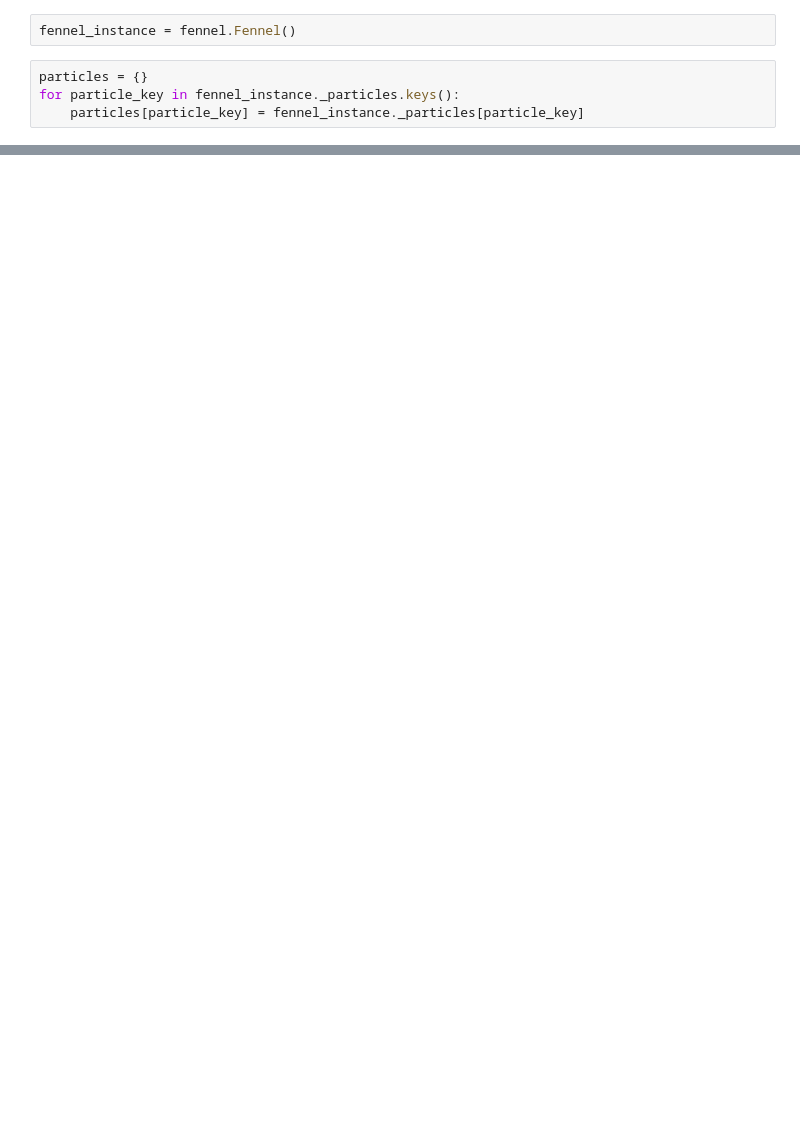
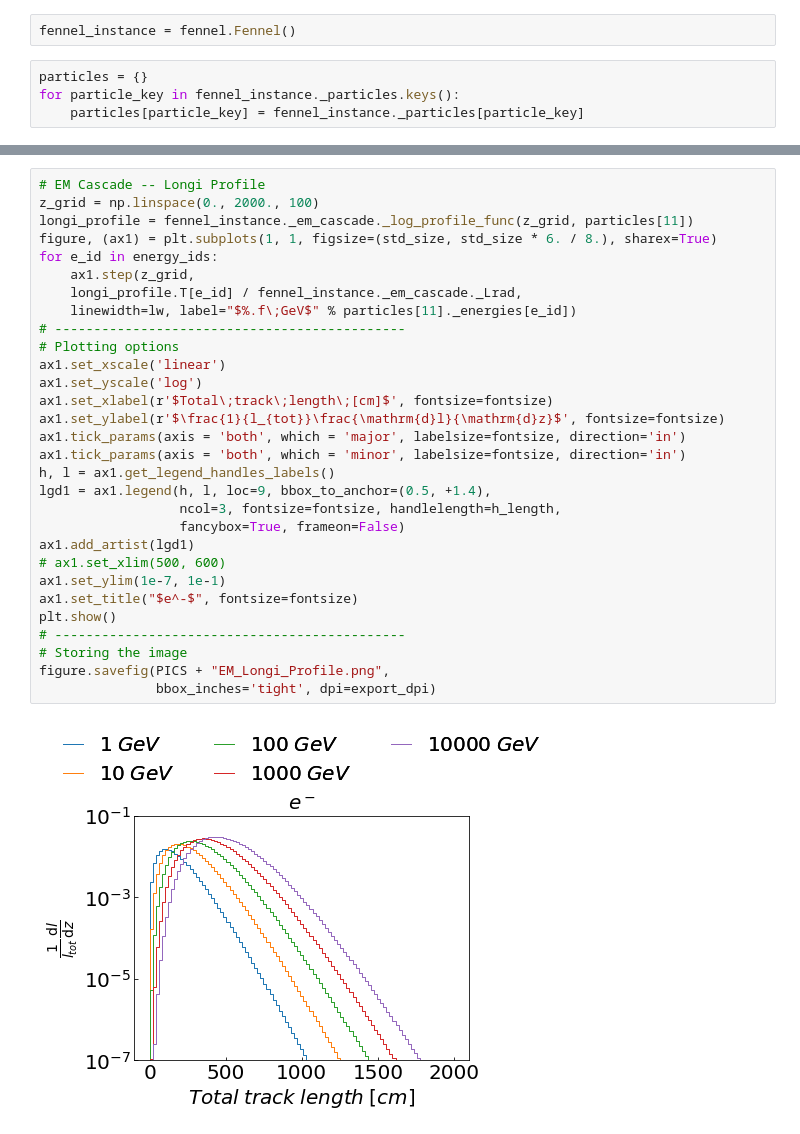
Before and after one commit to MeighenBergerS/fennel, a Jupyter notebook: notebooks/example.ipynb, the cells around one changed output, grey strips where cells are left out. Cells and saved outputs as stored; diff of their text form; blank space fills up the shorter version.

```diff
--- a/notebooks/example.ipynb
+++ b/notebooks/example.ipynb
@@ -64,0 +133,32 @@ figure.savefig(PICS + "Additional_Track.png",
+# %%
+# EM Cascade -- Longi Profile
+z_grid = np.linspace(0., 2000., 100)
+longi_profile = fennel_instance._em_cascade._log_profile_func(z_grid, particles[11])
+figure, (ax1) = plt.subplots(1, 1, figsize=(std_size, std_size * 6. / 8.), sharex=True)
+for e_id in energy_ids:
+    ax1.step(z_grid,
+    longi_profile.T[e_id] / fennel_instance._em_cascade._Lrad,
+    linewidth=lw, label="$%.f\;GeV$" % particles[11]._energies[e_id])
+# ---------------------------------------------
+# Plotting options
+ax1.set_xscale('linear')
+ax1.set_yscale('log')
+ax1.set_xlabel(r'$Total\;track\;length\;[cm]$', fontsize=fontsize)
+ax1.set_ylabel(r'$\frac{1}{l_{tot}}\frac{\mathrm{d}l}{\mathrm{d}z}$', fontsize=fontsize)
+ax1.tick_params(axis = 'both', which = 'major', labelsize=fontsize, direction='in')
+ax1.tick_params(axis = 'both', which = 'minor', labelsize=fontsize, direction='in')
+h, l = ax1.get_legend_handles_labels()
+lgd1 = ax1.legend(h, l, loc=9, bbox_to_anchor=(0.5, +1.4),
+                  ncol=3, fontsize=fontsize, handlelength=h_length,
+                  fancybox=True, frameon=False)
+ax1.add_artist(lgd1)
+# ax1.set_xlim(500, 600)
+ax1.set_ylim(1e-7, 1e-1)
+ax1.set_title("$e^-$", fontsize=fontsize)
+plt.show()
+# ---------------------------------------------
+# Storing the image
+figure.savefig(PICS + "EM_Longi_Profile.png",
+               bbox_inches='tight', dpi=export_dpi)
+# %% [output]
+[figure, added]
```
Also changed, not shown: parts of 9 cells of this notebook, 3 other files.
